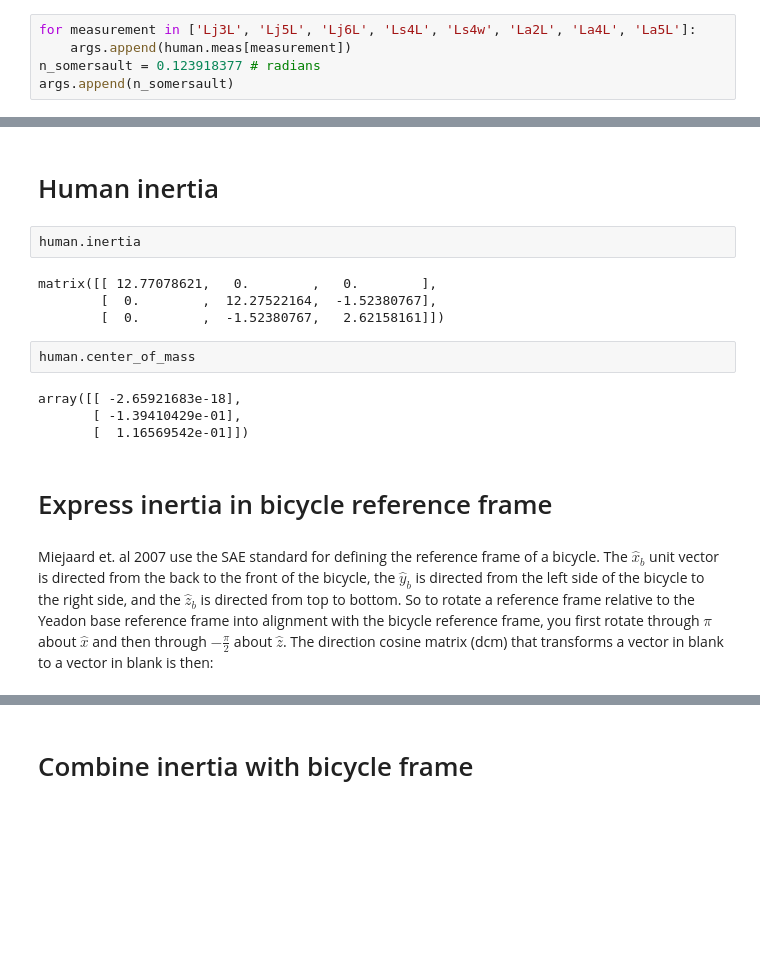
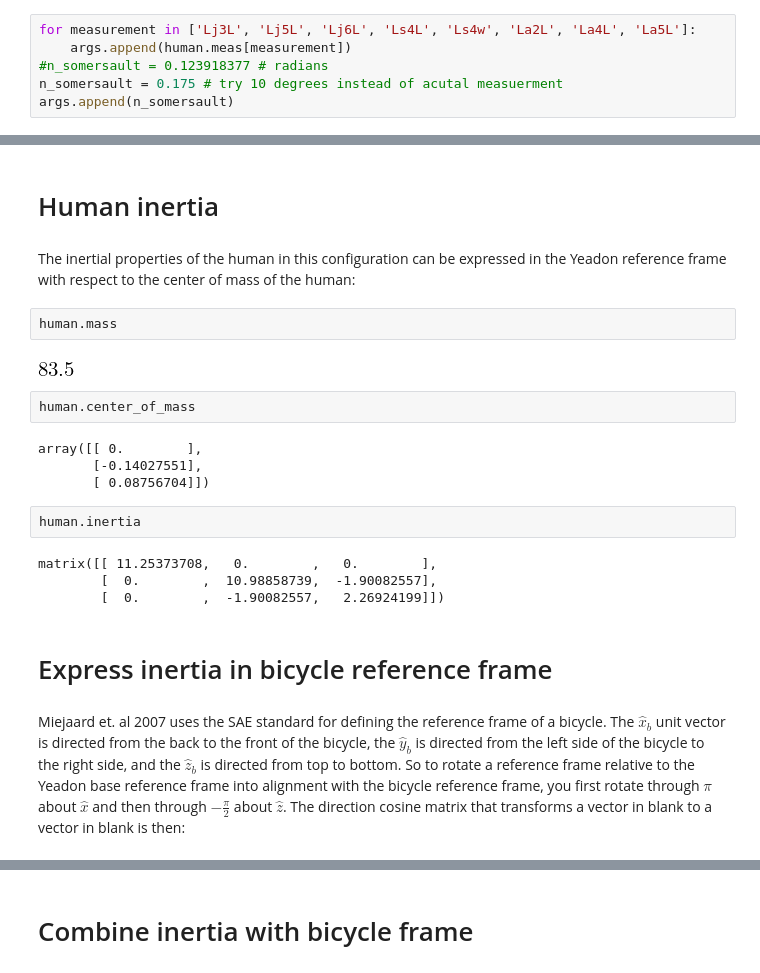
Before and after one commit to chrisdembia/python-yeadon-paper, a Jupyter notebook: src/bicycle_example.ipynb, the cells around one changed output, grey strips where cells are left out. Drawn from its saved outputs; the diff is of its cells as text; blank space fills up the shorter version.

Commit message:
Updates to inertia calcs.

```diff
--- a/src/bicycle_example.ipynb
+++ b/src/bicycle_example.ipynb
@@ -381,6 +385,7 @@ We then add the needed measurements to the `args` variable.
 # %%
 for measurement in ['Lj3L', 'Lj5L', 'Lj6L', 'Ls4L', 'Ls4w', 'La2L', 'La4L', 'La5L']:
     args.append(human.meas[measurement])
-n_somersault = 0.123918377 # radians
+#n_somersault = 0.123918377 # radians
+n_somersault = 0.175 # try 10 degrees instead of acutal measuerment
 args.append(n_somersault)
 # %% [markdown]
@@ -563,19 +568,25 @@ Image('front-view.png', width='800px')
 # %% [markdown]
 # Human inertia
+# %% [markdown]
+The inertial properties of the human in this configuration can be expressed in the Yeadon reference frame with respect to the center of mass of the human:
+# %%
+human.mass
+# %% [output]
+[figure, added]
+# %%
+human.center_of_mass
+# %% [output]
+array([[ 0.        ],
+       [-0.14027551],
+       [ 0.08756704]])
 # %%
 human.inertia
 # %% [output]
-matrix([[ 12.77078621,   0.        ,   0.        ],
-        [  0.        ,  12.27522164,  -1.52380767],
-        [  0.        ,  -1.52380767,   2.62158161]])
+matrix([[ 11.25373708,   0.        ,   0.        ],
+        [  0.        ,  10.98858739,  -1.90082557],
+        [  0.        ,  -1.90082557,   2.26924199]])
-# %%
-human.center_of_mass
-# %% [output]
-array([[ -2.65921683e-18],
-       [ -1.39410429e-01],
-       [  1.16569542e-01]])
 # %% [markdown]
 # Express inertia in bicycle reference frame
 # %% [markdown]
-Miejaard et. al 2007 use the SAE standard for defining the reference frame of a bicycle. The $\hat{x}_b$ unit vector is directed from the back to the front of the bicycle, the $\hat{y}_b$ is directed from the left side of the bicycle to the right side, and the $\hat{z}_b$ is directed from top to bottom. So to rotate a reference frame relative to the Yeadon base reference frame into alignment with the bicycle reference frame, you first rotate through $\pi$ about $\hat{x}$ and then through $-\frac{\pi}{2}$ about $\hat{z}$. The direction cosine matrix (dcm) that transforms a vector in blank to a vector in blank is then:
+Miejaard et. al 2007 uses the SAE standard for defining the reference frame of a bicycle. The $\hat{x}_b$ unit vector is directed from the back to the front of the bicycle, the $\hat{y}_b$ is directed from the left side of the bicycle to the right side, and the $\hat{z}_b$ is directed from top to bottom. So to rotate a reference frame relative to the Yeadon base reference frame into alignment with the bicycle reference frame, you first rotate through $\pi$ about $\hat{x}$ and then through $-\frac{\pi}{2}$ about $\hat{z}$. The direction cosine matrix that transforms a vector in blank to a vector in blank is then:
 # %%
```
Also changed, not shown: parts of 66 cells of this notebook.
